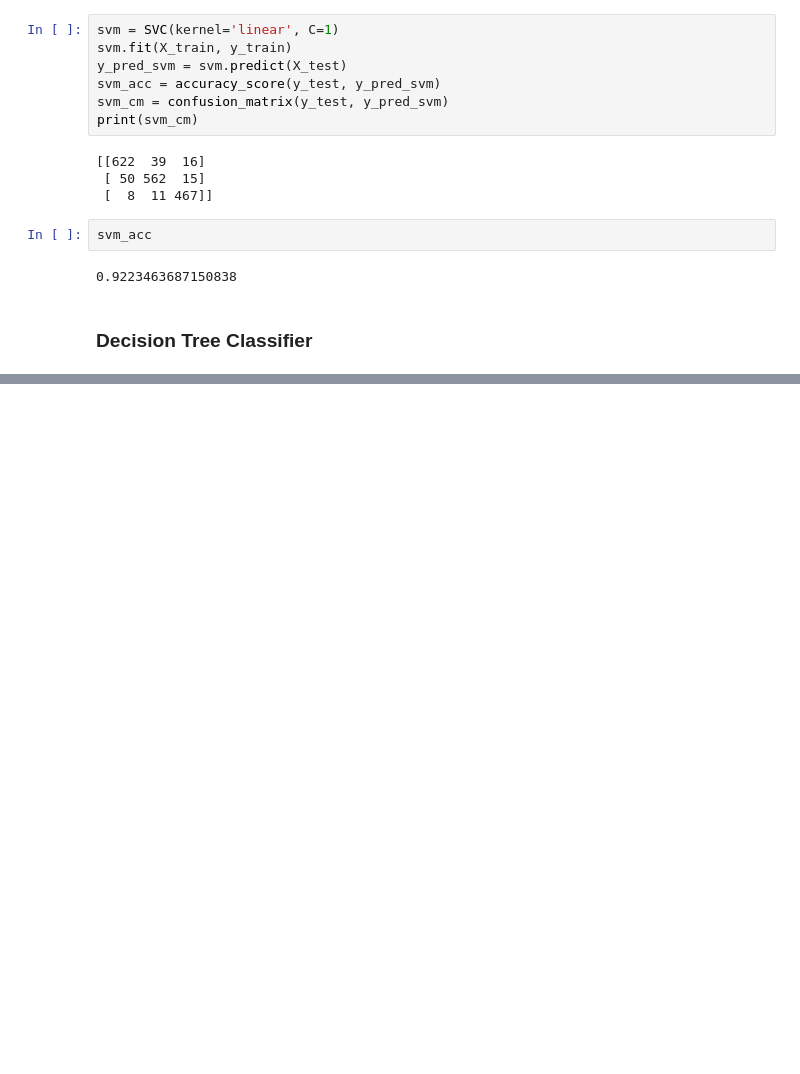
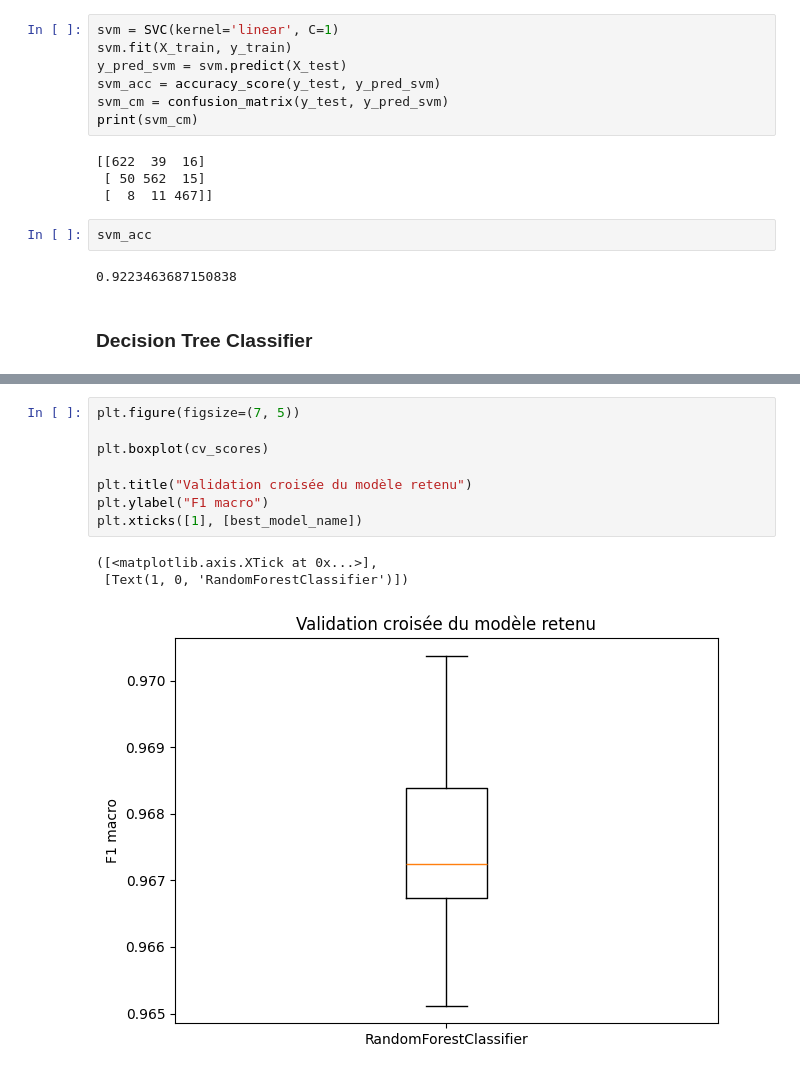
Before and after one commit to NohailaAitHammad/CardProfiler, a Jupyter notebook: notebooks/eda.ipynb, the cells around one changed output, grey strips where cells are left out. Drawn from its saved outputs; the diff is of its cells as text; blank space fills up the shorter version.

```diff
--- a/notebooks/eda.ipynb
+++ b/notebooks/eda.ipynb
@@ -1460,0 +1615,12 @@ ValueError: Invalid parameter 'logreg' for estimator LogisticRegression(). Valid
+# %%
+plt.figure(figsize=(7, 5))
+
+plt.boxplot(cv_scores)
+
+plt.title("Validation croisée du modèle retenu")
+plt.ylabel("F1 macro")
+plt.xticks([1], [best_model_name])
+# %% [output]
+([<matplotlib.axis.XTick at 0x...>],
+ [Text(1, 0, 'RandomForestClassifier')])
+[figure, added]
```
Also changed, not shown: parts of 20 cells of this notebook, 13 other files.
